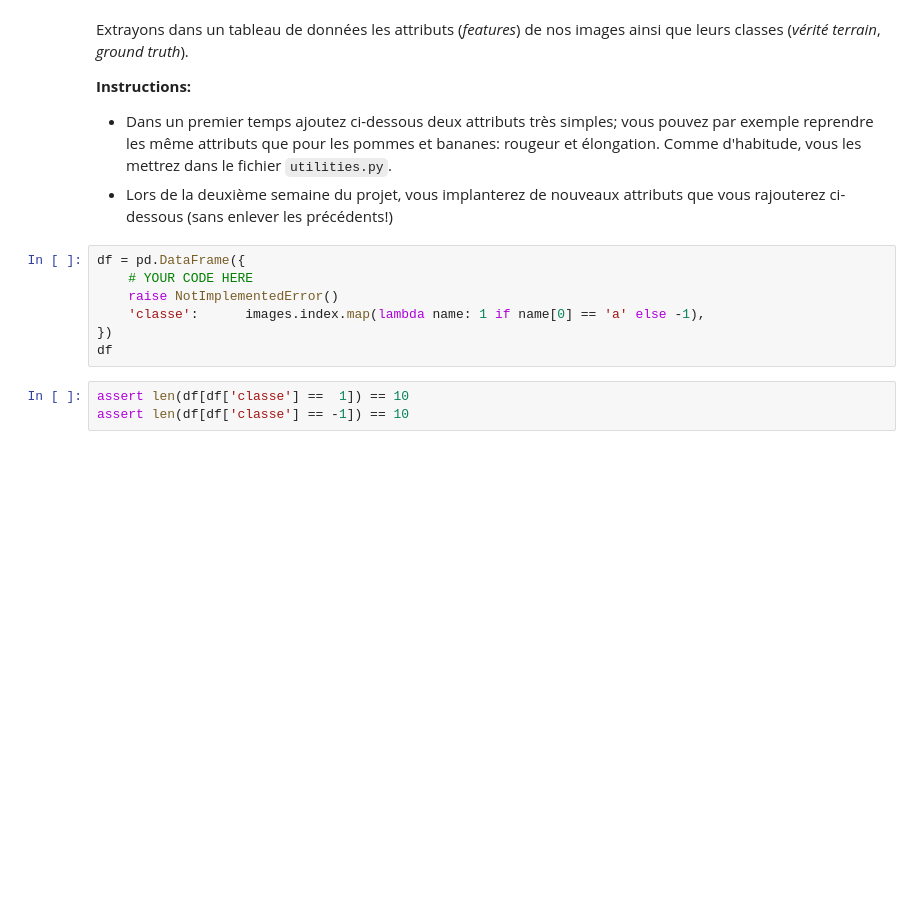
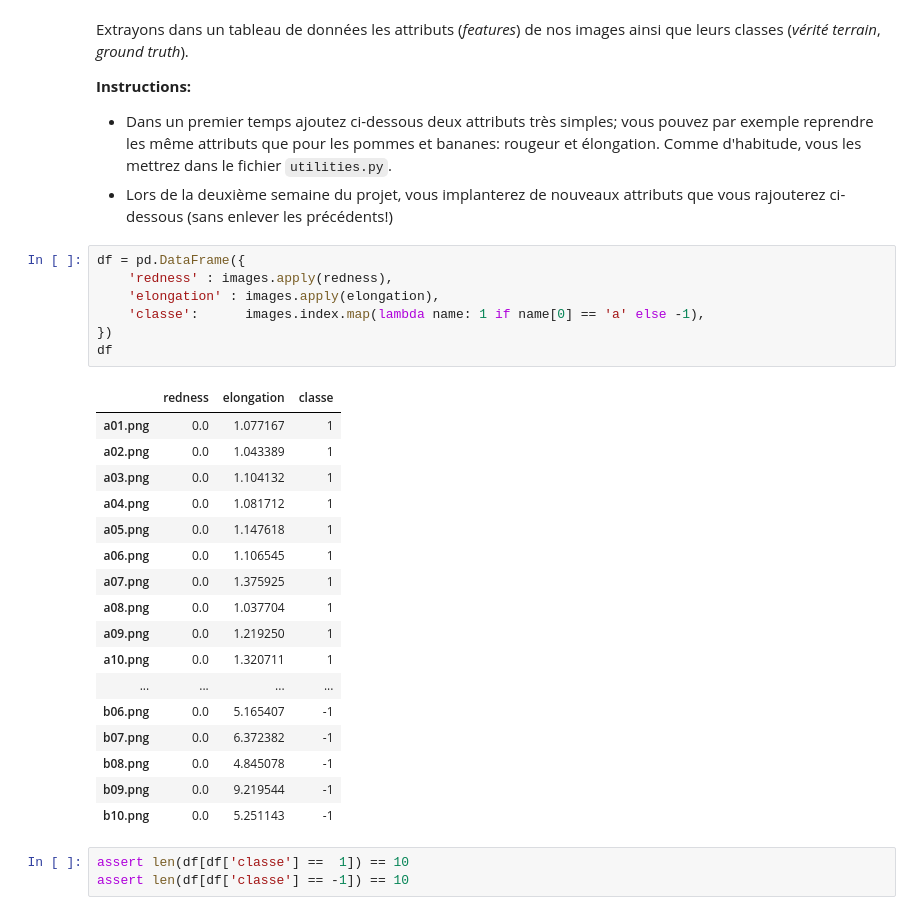
Before and after one commit to Th0rgal/MiniProjet, a Jupyter notebook: analyse_de_donnees.ipynb, the cells around one changed output. Cells and saved outputs as stored; diff of their text form; blank space fills up the shorter version.

```diff
--- a/analyse_de_donnees.ipynb
+++ b/analyse_de_donnees.ipynb
@@ -48,11 +51,29 @@ images ainsi que leurs classes (*vérité terrain*, *ground truth*).
   attributs que vous rajouterez ci-dessous (sans enlever les précédents!)
 # %%
 df = pd.DataFrame({
-	# YOUR CODE HERE
-	raise NotImplementedError()
+	'redness' : images.apply(redness),
+	'elongation' : images.apply(elongation),
 	'classe':      images.index.map(lambda name: 1 if name[0] == 'a' else -1),
 })
 df
+# %% [output]
+|  | redness | elongation | classe |
+| a01.png | 0.0 | 1.077167 | 1 |
+| a02.png | 0.0 | 1.043389 | 1 |
+| a03.png | 0.0 | 1.104132 | 1 |
+| a04.png | 0.0 | 1.081712 | 1 |
+| a05.png | 0.0 | 1.147618 | 1 |
+| a06.png | 0.0 | 1.106545 | 1 |
+| a07.png | 0.0 | 1.375925 | 1 |
+| a08.png | 0.0 | 1.037704 | 1 |
+| a09.png | 0.0 | 1.219250 | 1 |
+| a10.png | 0.0 | 1.320711 | 1 |
+| ... | ... | ... | ... |
+| b06.png | 0.0 | 5.165407 | -1 |
+| b07.png | 0.0 | 6.372382 | -1 |
+| b08.png | 0.0 | 4.845078 | -1 |
+| b09.png | 0.0 | 9.219544 | -1 |
+| b10.png | 0.0 | 5.251143 | -1 |
 # %%
 assert len(df[df['classe'] ==  1]) == 10
 assert len(df[df['classe'] == -1]) == 10
```
Also changed, not shown: parts of 9 cells of this notebook.
